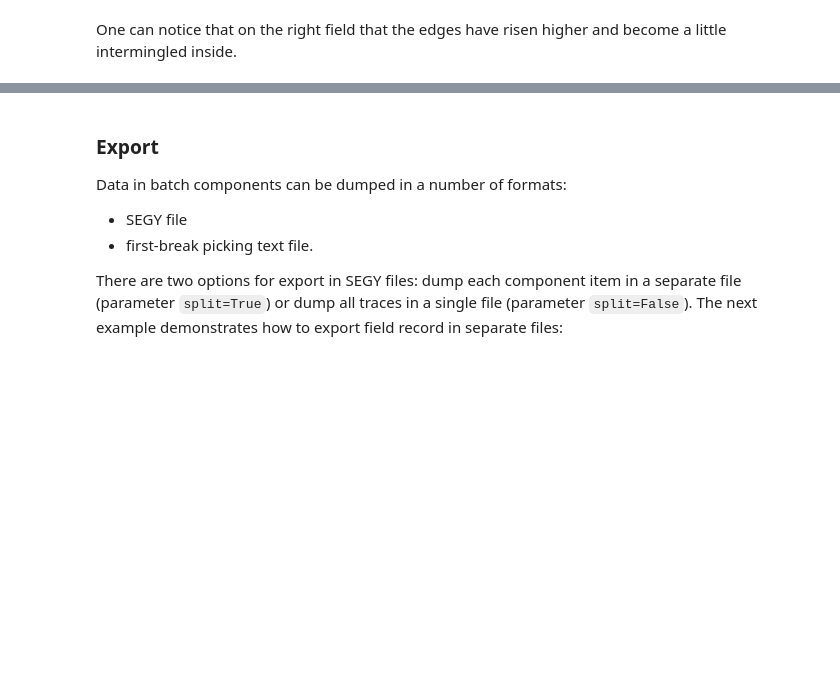
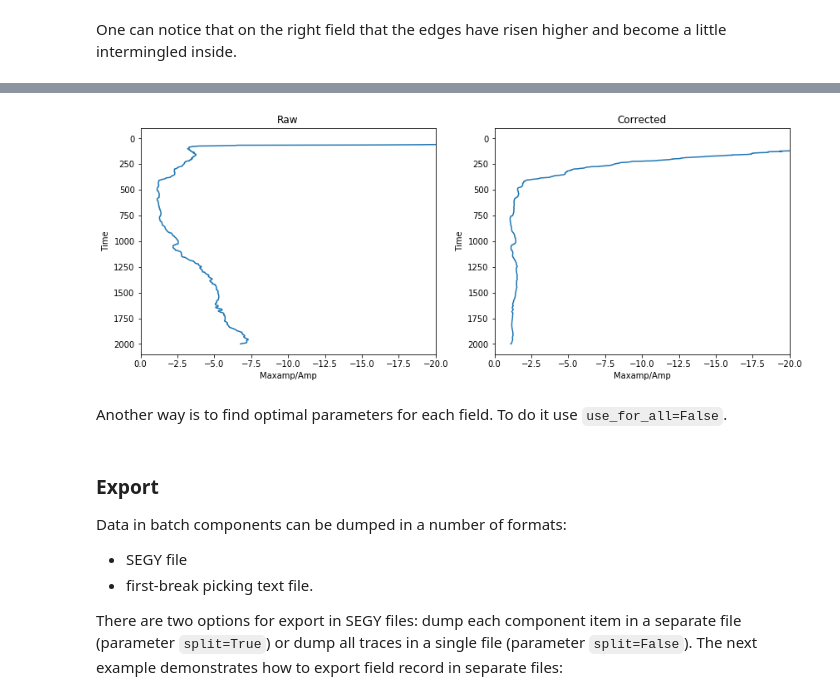
Before and after one commit to learnserd/SeismicPro, a Jupyter notebook: tutorials/2.Batch.ipynb, the cells around one changed output, grey strips where cells are left out. Cells and saved outputs as stored; diff of their text form; code cells hidden in the pictures; blank space fills up the shorter version.

````diff
--- a/tutorials/2.Batch.ipynb
+++ b/tutorials/2.Batch.ipynb
@@ -233,3 +300,9 @@ One can notice that on the right field that the edges have risen higher and beco
+# %%
+gain_plot([batch.raw[0], batch.corrected[0]], 51, names=['Raw', 'Corrected'], figsize=(14, 5), xbounds=(0, -20))
+# %% [output]
+[figure, added]
+# %% [markdown]
+Another way is to find optimal parameters for each field. To do it use ```use_for_all=False```.
 # %% [markdown]
 ### Export
 
````
Also changed, not shown: parts of 15 cells of this notebook, 4 other files.
